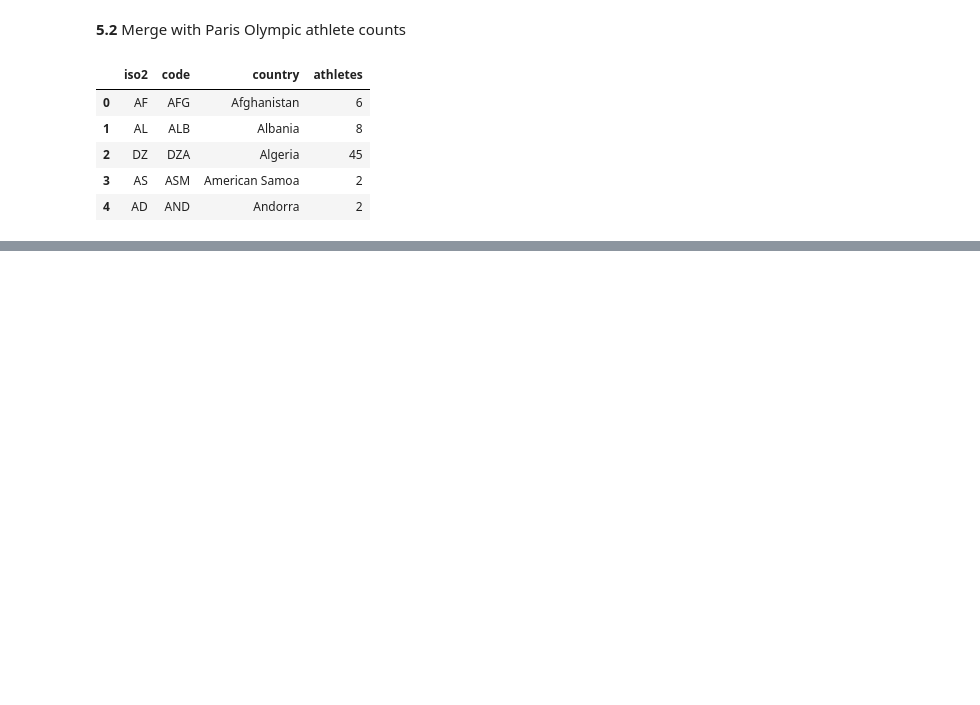
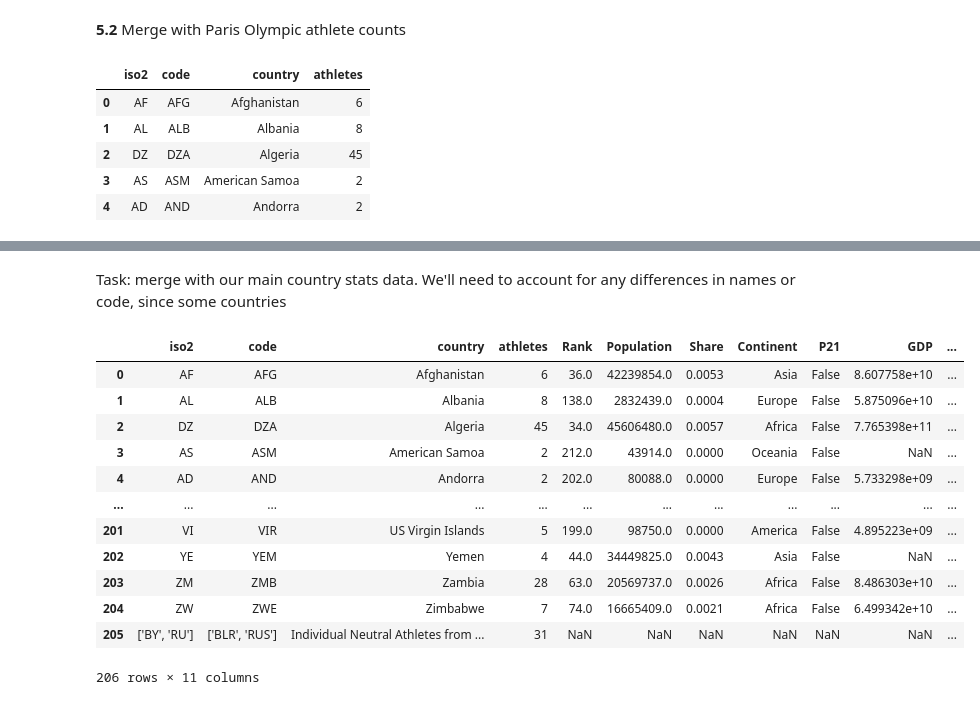
Before and after one commit to jhellingsdata/jhellingsdata.github.io, a Jupyter notebook: data-story/olympics/fetch_data.ipynb, the cells around one changed output, grey strips where cells are left out. Drawn from its saved outputs; the diff is of its cells as text; code cells hidden in the pictures; blank space fills up the shorter version.

```diff
--- a/data-story/olympics/fetch_data.ipynb
+++ b/data-story/olympics/fetch_data.ipynb
@@ -471,0 +518,3 @@ df_main
+# %%
+# Replace 'not found' with missing
+df_main = df_main.replace('not found', None)
@@ -471,0 +535,10 @@ df_main
+# %%
+# Get Kosovo values for GDP and GDP per capita
+xkx_gdp = df_gdp[df_gdp['country'] == 'Kosovo']['GDP'].values[0]
+xkx_gdp_pc = df_gdp_pc[df_gdp_pc['country'] == 'Kosovo']['GDP-pc'].values[0]
+xkx_pop = 1663594
+# %%
+# Updae Kosovo values
+df_main.loc[df_main['country'] == 'Kosovo', 'Population'] = xkx_pop
+df_main.loc[df_main['country'] == 'Kosovo', 'GDP'] = xkx_gdp
+df_main.loc[df_main['country'] == 'Kosovo', 'GDP-pc'] = xkx_gdp_pc
@@ -473,0 +574,18 @@ df_main.to_csv('olympics_country-stats.csv', index=False)
+# %% [markdown]
+Task: merge with our main country stats data. We'll need to account for any differences in names or code, since some countries
+# %%
+df_main
+# %% [output]
+|  | iso2 | code | country | athletes | Rank | Population | Share | Continent | P21 | GDP | ... |
+| 0 | AF | AFG | Afghanistan | 6 | 36.0 | 42239854.0 | 0.0053 | Asia | False | 8.607758e+10 | ... |
+| 1 | AL | ALB | Albania | 8 | 138.0 | 2832439.0 | 0.0004 | Europe | False | 5.875096e+10 | ... |
+| 2 | DZ | DZA | Algeria | 45 | 34.0 | 45606480.0 | 0.0057 | Africa | False | 7.765398e+11 | ... |
+| 3 | AS | ASM | American Samoa | 2 | 212.0 | 43914.0 | 0.0000 | Oceania | False | NaN | ... |
+| 4 | AD | AND | Andorra | 2 | 202.0 | 80088.0 | 0.0000 | Europe | False | 5.733298e+09 | ... |
+| ... | ... | ... | ... | ... | ... | ... | ... | ... | ... | ... | ... |
+| 201 | VI | VIR | US Virgin Islands | 5 | 199.0 | 98750.0 | 0.0000 | America | False | 4.895223e+09 | ... |
+| 202 | YE | YEM | Yemen | 4 | 44.0 | 34449825.0 | 0.0043 | Asia | False | NaN | ... |
+| 203 | ZM | ZMB | Zambia | 28 | 63.0 | 20569737.0 | 0.0026 | Africa | False | 8.486303e+10 | ... |
+| 204 | ZW | ZWE | Zimbabwe | 7 | 74.0 | 16665409.0 | 0.0021 | Africa | False | 6.499342e+10 | ... |
+| 205 | ['BY', 'RU'] | ['BLR', 'RUS'] | Individual Neutral Athletes from ... | 31 | NaN | NaN | NaN | NaN | NaN | NaN | ... |
+206 rows × 11 columns
```
Also changed, not shown: parts of 15 cells of this notebook.
